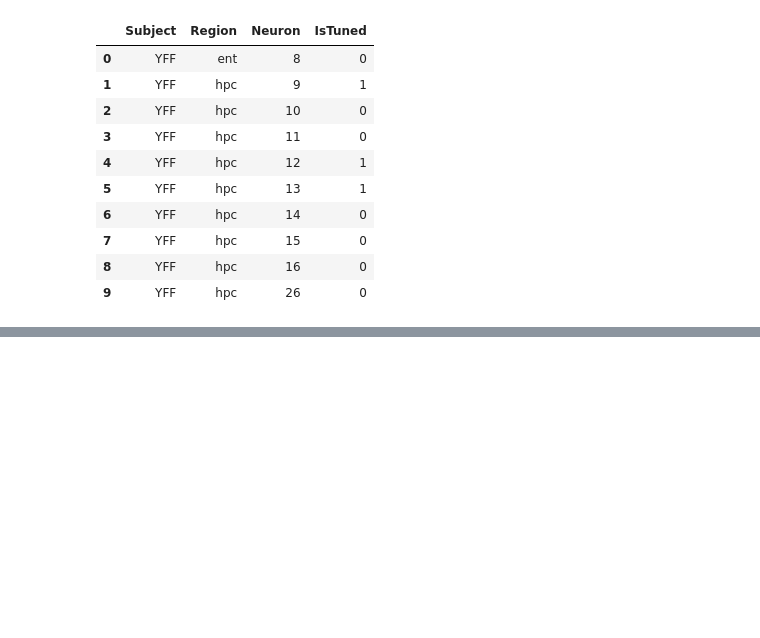
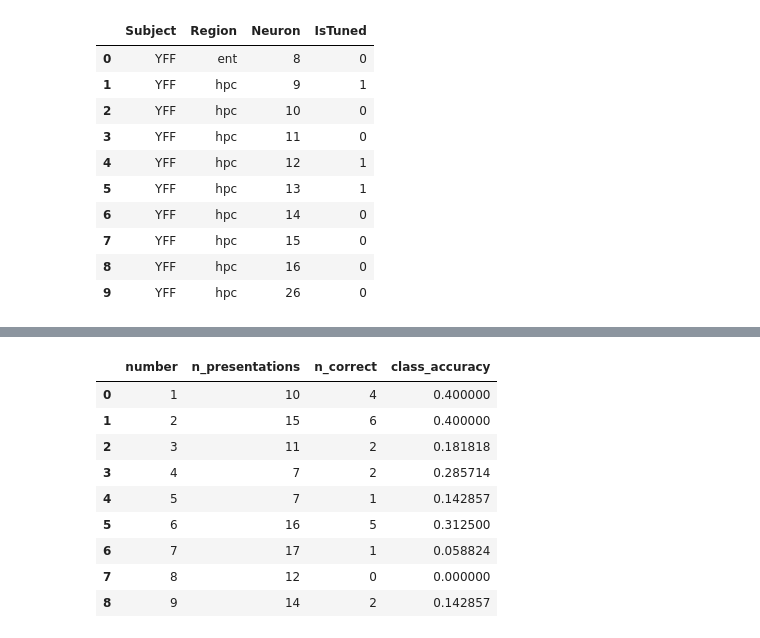
Before and after one commit to Shafiq-Abdu/number-simplex-reproduction, a Jupyter notebook: notebooks/statisticaltestfig1.ipynb, the cells around one changed output, grey strips where cells are left out. Saved outputs shown, nothing was run; the diff lists cells and outputs as text; code cells hidden in the pictures; blank space fills up the shorter version.

```diff
--- a/notebooks/statisticaltestfig1.ipynb
+++ b/notebooks/statisticaltestfig1.ipynb
@@ -7561,0 +7908,100 @@ Subjects:
+# %%
+# ============================================================
+# CLASS-SPECIFIC DECODING ACCURACY
+# YFF NEURON 0
+# ============================================================
+
+class_accuracy_rows = []
+
+for number in range(1, 10):
+
+    mask = (
+        pref_test_true == number
+    )
+
+    n_presentations = mask.sum()
+
+    n_correct = np.sum(
+        pref_test_pred[mask]
+        ==
+        number
+    )
+
+    accuracy = (
+        n_correct
+        /
+        n_presentations
+    )
+
+    class_accuracy_rows.append(
+        {
+            "number": number,
+            "n_presentations": int(n_presentations),
+            "n_correct": int(n_correct),
+            "class_accuracy": float(accuracy)
+        }
+    )
+
+
+class_accuracy_table = pd.DataFrame(
+    class_accuracy_rows
+)
+
+
+display(
+    class_accuracy_table
+)
+
+
+# ------------------------------------------------------------
+# Preferred number
+# ------------------------------------------------------------
+
+max_accuracy = (
+    class_accuracy_table[
+        "class_accuracy"
+    ].max()
+)
+
+
+preferred_rows = (
+    class_accuracy_table[
+        class_accuracy_table[
+            "class_accuracy"
+        ]
+        ==
+        max_accuracy
+    ]
+)
+
+
+print(
+    "\nHighest class-specific accuracy:",
+    max_accuracy
+)
+
+print(
+    "\nNumber(s) achieving maximum accuracy:"
+)
+
+print(
+    preferred_rows[
+        [
+            "number",
+            "class_accuracy"
+        ]
+    ].to_string(
+        index=False
+    )
+)
+# %% [output]
+|  | number | n_presentations | n_correct | class_accuracy |
+| 0 | 1 | 10 | 4 | 0.400000 |
+| 1 | 2 | 15 | 6 | 0.400000 |
+| 2 | 3 | 11 | 2 | 0.181818 |
+| 3 | 4 | 7 | 2 | 0.285714 |
+| 4 | 5 | 7 | 1 | 0.142857 |
+| 5 | 6 | 16 | 5 | 0.312500 |
+| 6 | 7 | 17 | 1 | 0.058824 |
+| 7 | 8 | 12 | 0 | 0.000000 |
+| 8 | 9 | 14 | 2 | 0.142857 |
```
Also changed, not shown: parts of 37 cells of this notebook, 16 other files.
